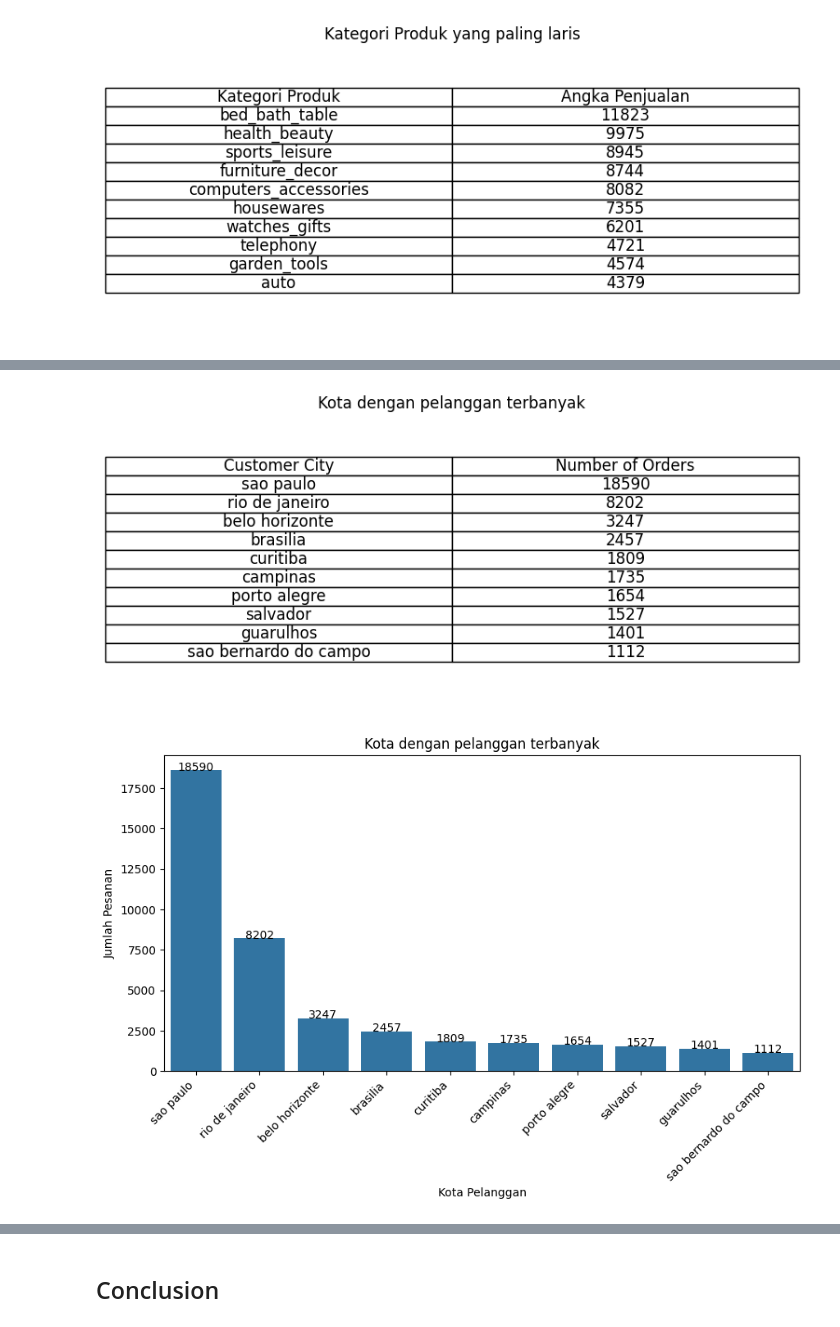
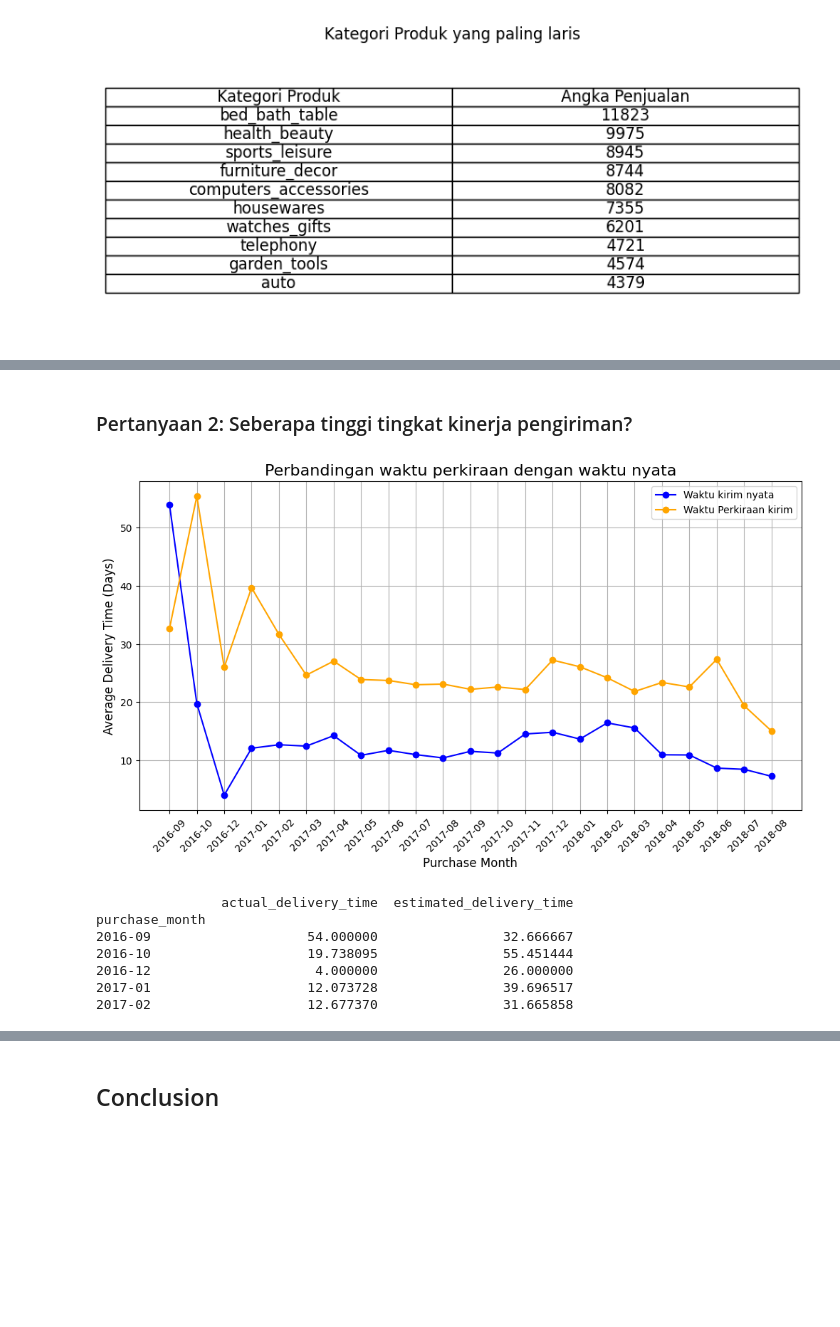
Before and after one commit to MichaelAlbertYulianto/Proyek-Analisis-Data-Bangkit, a Jupyter notebook: notebook.ipynb, the cells around one changed output, grey strips where cells are left out. Drawn from its saved outputs; the diff is of its cells as text; code cells hidden in the pictures; blank space fills up the shorter version.

```diff
--- a/notebook.ipynb
+++ b/notebook.ipynb
@@ -272,6 +317,3 @@ freq                             522
 ### Cleaning Data
 # %% [markdown]
 **Menghapus data yang tidak lengkap**
-# %%
-product_df.dropna(inplace=True)
-print(product_df.isna().sum())
@@ -292,0 +320,6 @@ dtype: int64
+# %%
+print(payment_df['payment_type'].unique())
+
+payment_df.loc[payment_df['payment_type'] == 'not_defined', 'payment_type'] = 'unknown'
+
+print(payment_df['payment_type'].unique())
@@ -374,36 +437,34 @@ plt.show()
-# %%
-top_10_customer_city = merged_df.groupby('customer_city')['order_id'].count().sort_values(ascending=False).head(10)
-
-top_10_customer_city_df = top_10_customer_city.reset_index()
-top_10_customer_city_df.columns = ['Customer City', 'Number of Orders']
-
-fig, ax = plt.subplots(figsize=(8, 4))
-
-ax.xaxis.set_visible(False)
-ax.yaxis.set_visible(False)
-ax.set_frame_on(False)
-
-table = ax.table(cellText=top_10_customer_city_df.values, colLabels=top_10_customer_city_df.columns, cellLoc='center', loc='center')
-
-table.set_fontsize(12)
-table.scale(1.2, 1.2)
-
-plt.title('Kota dengan pelanggan terbanyak')
-plt.show()
-# %% [output]
-[figure, removed]
-# %%
-plt.figure(figsize=(10, 5))
-sns.barplot(x=top_10_customer_city.index, y=top_10_customer_city.values)
-
-plt.title('Kota dengan pelanggan terbanyak')
-plt.xlabel('Kota Pelanggan')
-plt.ylabel('Jumlah Pesanan')
-plt.xticks(rotation=45, ha='right')
-
-for i, value in enumerate(top_10_customer_city.values):
-    plt.text(i, value + 0.5, f'{value}', ha='center')
-
-plt.show()
-# %% [output]
-[figure, removed]
+# %% [markdown]
+### Pertanyaan 2: Seberapa tinggi tingkat kinerja pengiriman?
+# %%
+merged_df['order_delivered_customer_date'] = pd.to_datetime(merged_df['order_delivered_customer_date'], errors='coerce')
+merged_df['order_purchase_timestamp'] = pd.to_datetime(merged_df['order_purchase_timestamp'], errors='coerce')
+merged_df['order_estimated_delivery_date'] = pd.to_datetime(merged_df['order_estimated_delivery_date'], errors='coerce')
+merged_df['actual_delivery_time'] = (merged_df['order_delivered_customer_date'] - merged_df['order_purchase_timestamp']).dt.days
+merged_df['estimated_delivery_time'] = (merged_df['order_estimated_delivery_date'] - merged_df['order_purchase_timestamp']).dt.days
+merged_df['purchase_month'] = merged_df['order_purchase_timestamp'].dt.to_period('M')
+
+delivery_trend = merged_df.groupby('purchase_month')[['actual_delivery_time', 'estimated_delivery_time']].mean().dropna()
+
+plt.figure(figsize=(12, 6))
+plt.plot(delivery_trend.index.astype(str), delivery_trend['actual_delivery_time'], label='Waktu kirim nyata', marker='o', color='blue')
+plt.plot(delivery_trend.index.astype(str), delivery_trend['estimated_delivery_time'], label='Waktu Perkiraan kirim', marker='o', color='orange')
+plt.title('Perbandingan waktu perkiraan dengan waktu nyata', fontsize=16)
+plt.xlabel('Purchase Month', fontsize=12)
+plt.ylabel('Average Delivery Time (Days)', fontsize=12)
+plt.xticks(rotation=45)
+plt.legend()
+plt.grid(True)
+
+plt.show()
+
+print(delivery_trend.head())
+# %% [output]
+[figure, added]
+                actual_delivery_time  estimated_delivery_time
+purchase_month
+2016-09                    54.000000                32.666667
+2016-10                    19.738095                55.451444
+2016-12                     4.000000                26.000000
+2017-01                    12.073728                39.696517
+2017-02                    12.677370                31.665858
```
Also changed, not shown: parts of 19 cells of this notebook, 1 other file.
